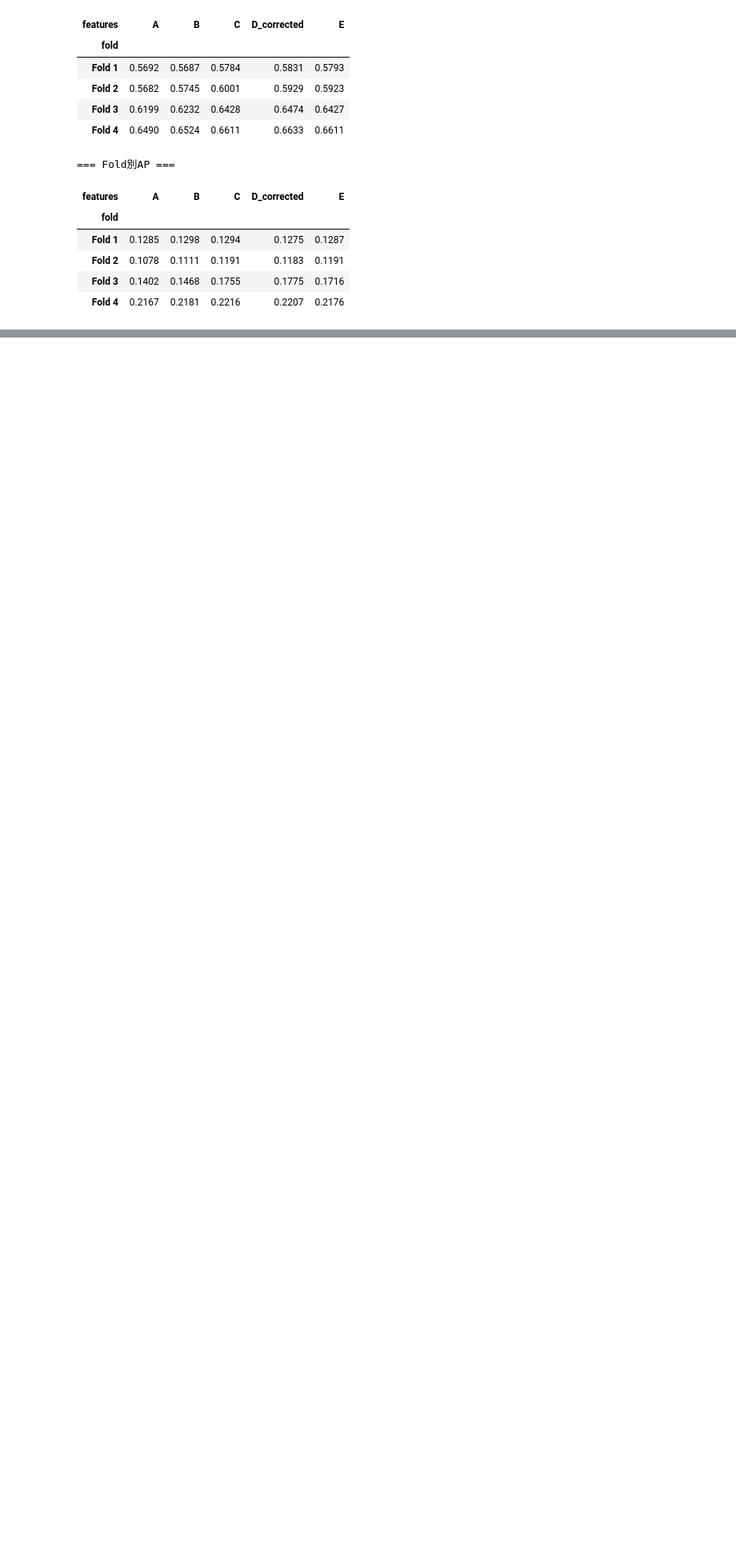
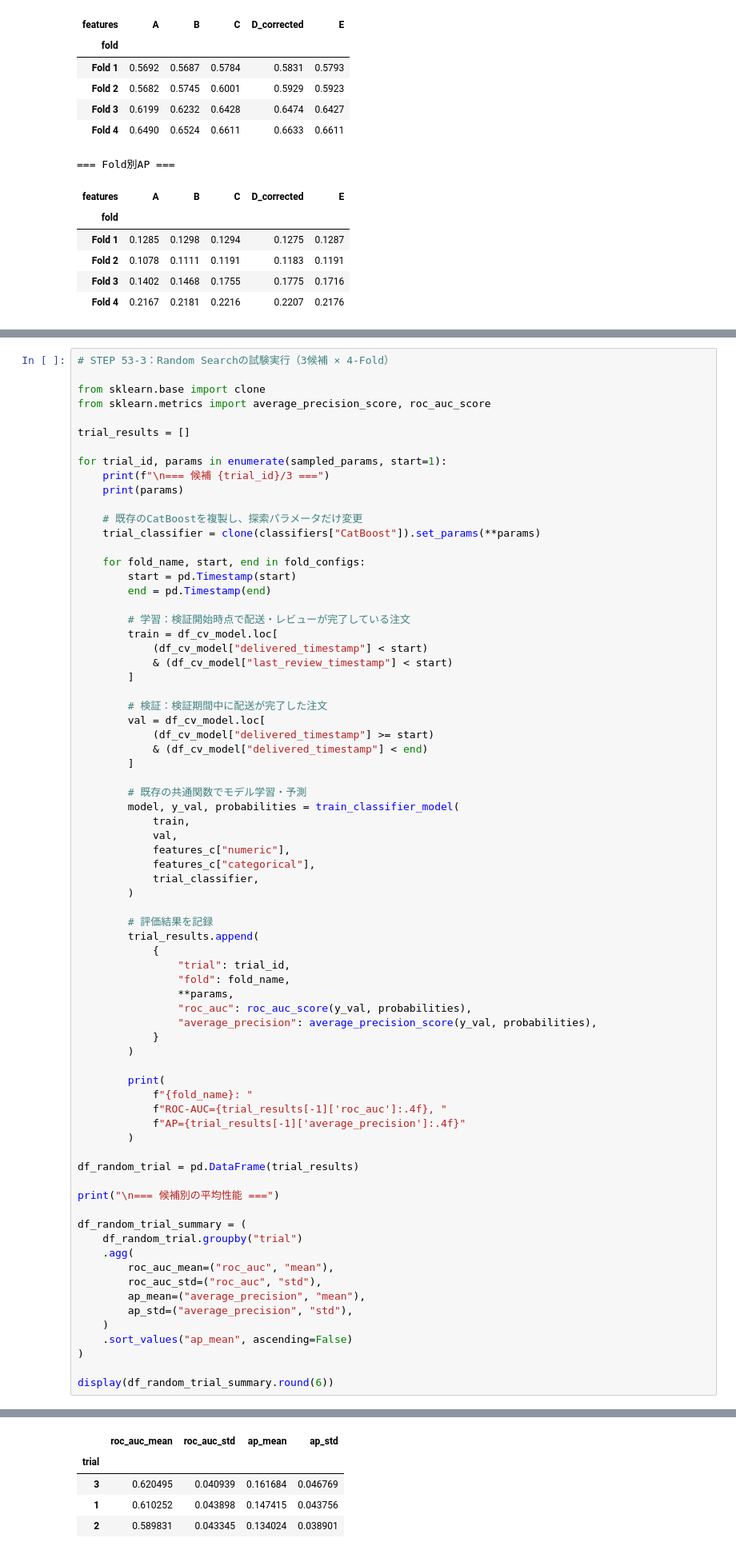
Before and after one commit to RyoShimoda/AWS_Python_data_analysis, a Jupyter notebook: notebooks/13_low_review_model_comparison.ipynb, the cells around one changed output, grey strips where cells are left out. Shown at 80% size. Cells and saved outputs as stored; diff of their text form; blank space fills up the shorter version.

```diff
--- a/notebooks/13_low_review_model_comparison.ipynb
+++ b/notebooks/13_low_review_model_comparison.ipynb
@@ -2731,0 +3001,74 @@ display(
+# %%
+# STEP 53-3：Random Searchの試験実行（3候補 × 4-Fold）
+
+from sklearn.base import clone
+from sklearn.metrics import average_precision_score, roc_auc_score
+
+trial_results = []
+
+for trial_id, params in enumerate(sampled_params, start=1):
+    print(f"\n=== 候補 {trial_id}/3 ===")
+    print(params)
+
+    # 既存のCatBoostを複製し、探索パラメータだけ変更
+    trial_classifier = clone(classifiers["CatBoost"]).set_params(**params)
+
+    for fold_name, start, end in fold_configs:
+        start = pd.Timestamp(start)
+        end = pd.Timestamp(end)
+
+        # 学習：検証開始時点で配送・レビューが完了している注文
+        train = df_cv_model.loc[
+            (df_cv_model["delivered_timestamp"] < start)
+            & (df_cv_model["last_review_timestamp"] < start)
+        ]
+
+        # 検証：検証期間中に配送が完了した注文
+        val = df_cv_model.loc[
+            (df_cv_model["delivered_timestamp"] >= start)
+            & (df_cv_model["delivered_timestamp"] < end)
+        ]
+
+        # 既存の共通関数でモデル学習・予測
+        model, y_val, probabilities = train_classifier_model(
+            train,
+            val,
+            features_c["numeric"],
+            features_c["categorical"],
+            trial_classifier,
+        )
+
+        # 評価結果を記録
+        trial_results.append(
+            {
+                "trial": trial_id,
+                "fold": fold_name,
+                **params,
+                "roc_auc": roc_auc_score(y_val, probabilities),
+                "average_precision": average_precision_score(y_val, probabilities),
+            }
+        )
+
+        print(
+            f"{fold_name}: "
+            f"ROC-AUC={trial_results[-1]['roc_auc']:.4f}, "
+            f"AP={trial_results[-1]['average_precision']:.4f}"
+        )
+
+df_random_trial = pd.DataFrame(trial_results)
+
+print("\n=== 候補別の平均性能 ===")
+
+df_random_trial_summary = (
+    df_random_trial.groupby("trial")
+    .agg(
+        roc_auc_mean=("roc_auc", "mean"),
+        roc_auc_std=("roc_auc", "std"),
+        ap_mean=("average_precision", "mean"),
+        ap_std=("average_precision", "std"),
+    )
+    .sort_values("ap_mean", ascending=False)
+)
+
+display(df_random_trial_summary.round(6))
+# %% [output]
@@ -2731,0 +3092,5 @@ display(
+|  | roc_auc_mean | roc_auc_std | ap_mean | ap_std |
+| trial |  |  |  |  |
+| 3 | 0.620495 | 0.040939 | 0.161684 | 0.046769 |
+| 1 | 0.610252 | 0.043898 | 0.147415 | 0.043756 |
+| 2 | 0.589831 | 0.043345 | 0.134024 | 0.038901 |
```
Also changed, not shown: parts of 19 cells of this notebook, 1 other file.
